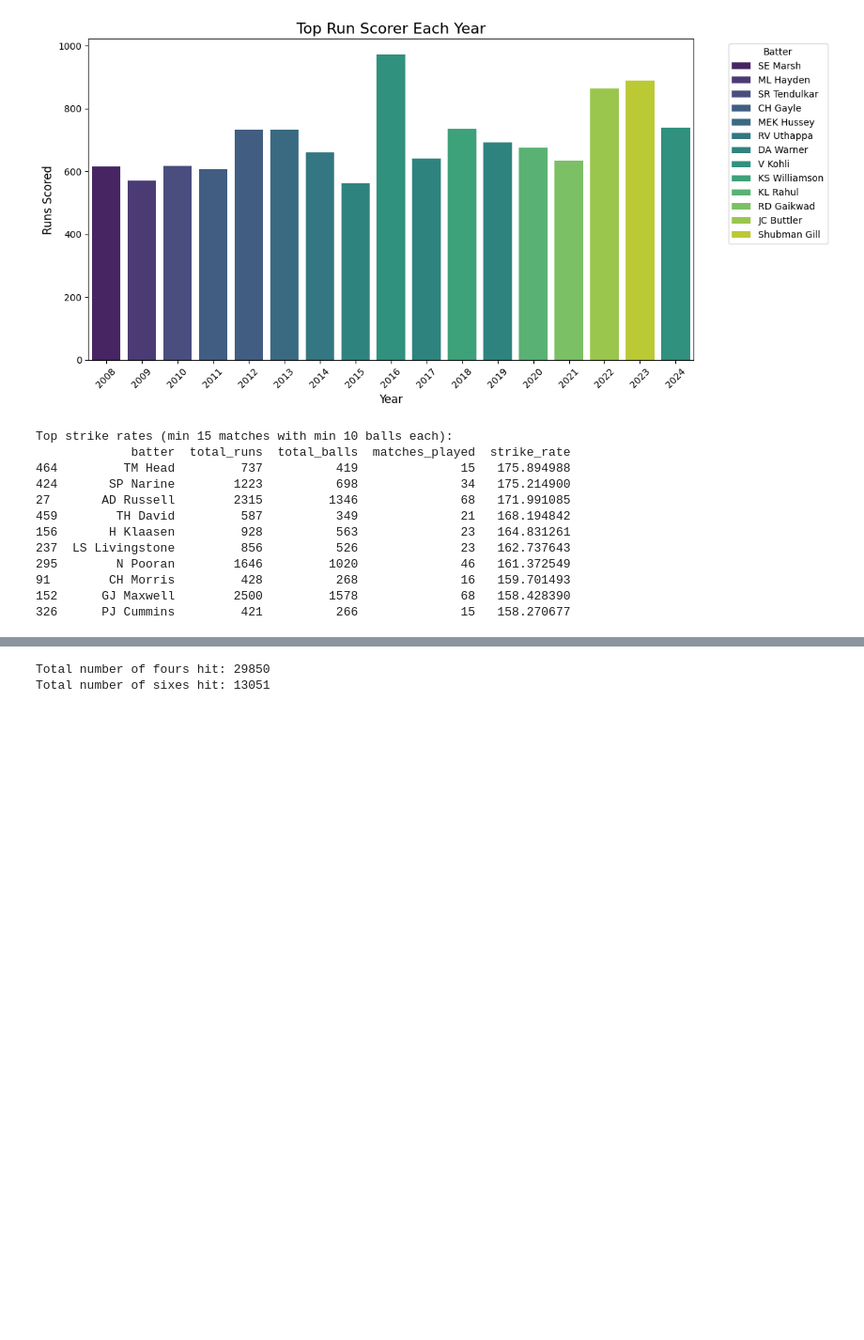
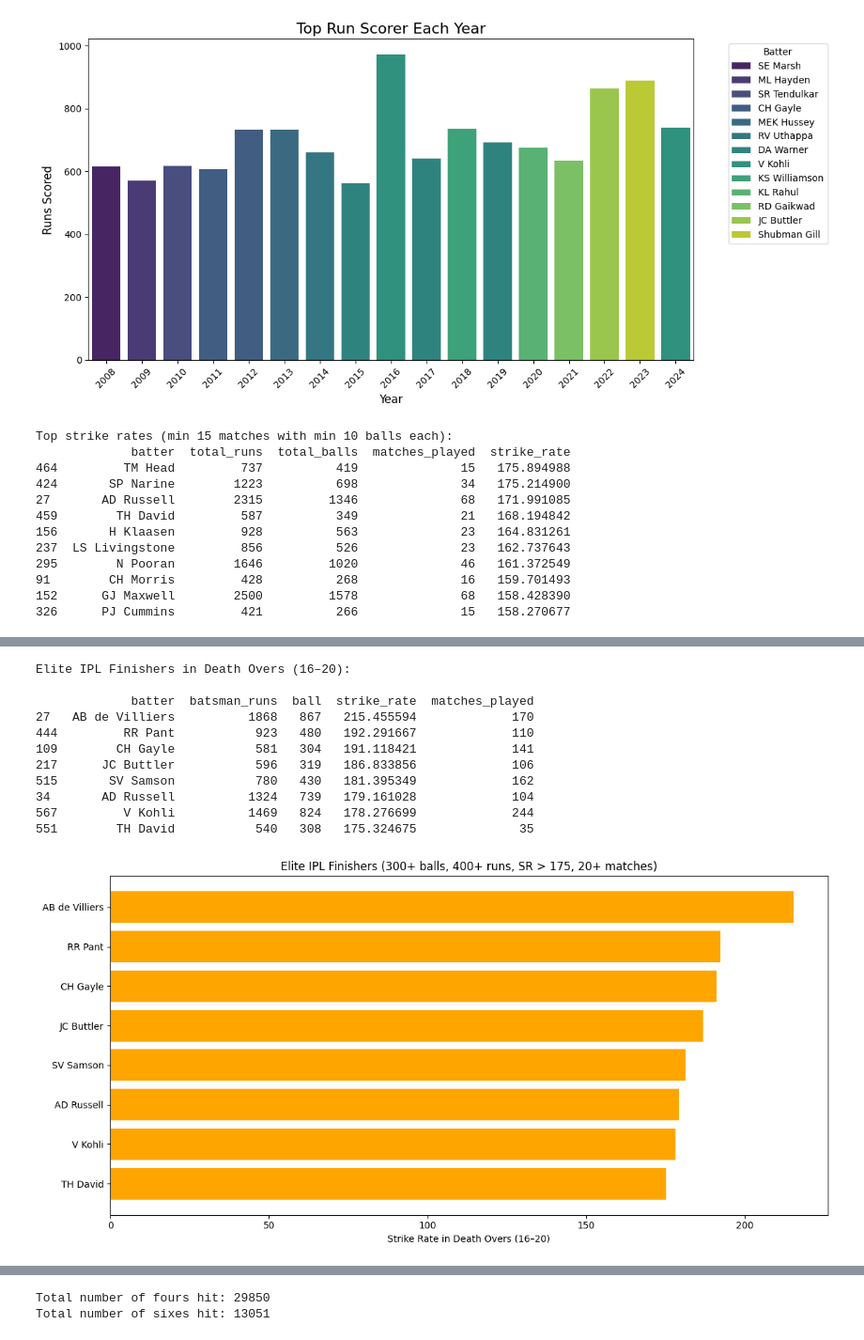
Before and after one commit to Parth-0804/DS_PROJEKT_AIM, a Jupyter notebook: 01_data/GR04_ipynb_Hiregoudar1_Ravaliya2_GoblipurBhanuprakashNag3.ipynb, the cells around one changed output, grey strips where cells are left out. Shown at 94% size. Drawn from its saved outputs; the diff is of its cells as text; code cells hidden in the pictures; blank space fills up the shorter version.

```diff
--- a/01_data/GR04_ipynb_Hiregoudar1_Ravaliya2_GoblipurBhanuprakashNag3.ipynb
+++ b/01_data/GR04_ipynb_Hiregoudar1_Ravaliya2_GoblipurBhanuprakashNag3.ipynb
@@ -323,0 +367,56 @@ Top strike rates (min 15 matches with min 10 balls each):
+# %%
+# Best IPL finishers in death overs (16–20) with specific criteria
+
+# Step 1: Calculate number of matches played by each batter
+batter_matches = deliveries.groupby('batter')['match_id'].nunique().reset_index(name='matches_played')
+
+# Step 2: Filter deliveries for death overs (overs 16 to 20)
+death_overs = deliveries[deliveries['over'] >= 15]
+
+# Step 3: Aggregate batsman runs and balls faced
+death_stats = death_overs.groupby('batter').agg({
+    'batsman_runs': 'sum',
+    'ball': 'count'
+}).reset_index()
+
+# Step 4: Calculate strike rate
+death_stats['strike_rate'] = (death_stats['batsman_runs'] / death_stats['ball']) * 100
+
+# Step 5: Merge with match count info
+death_stats = pd.merge(death_stats, batter_matches, on='batter', how='left')
+
+# Step 6: Apply filters
+elite_finishers = death_stats[
+    (death_stats['ball'] >= 300) &
+    (death_stats['strike_rate'] > 175) &
+    (death_stats['batsman_runs'] > 400) &
+    (death_stats['matches_played'] > 20)
+]
+
+# Step 7: Sort by strike rate
+elite_finishers_sorted = elite_finishers.sort_values('strike_rate', ascending=False)
+
+# Step 8: Display results
+print("Elite IPL Finishers in Death Overs (16–20):\n")
+print(elite_finishers_sorted[['batter', 'batsman_runs', 'ball', 'strike_rate', 'matches_played']])
+
+plt.figure(figsize=(12, 6))
+plt.barh(elite_finishers_sorted['batter'], elite_finishers_sorted['strike_rate'], color='orange')
+plt.xlabel('Strike Rate in Death Overs (16–20)')
+plt.title('Elite IPL Finishers (300+ balls, 400+ runs, SR > 175, 20+ matches)')
+plt.gca().invert_yaxis()
+plt.tight_layout()
+plt.show()
+# %% [output]
+Elite IPL Finishers in Death Overs (16–20):
+
+             batter  batsman_runs  ball  strike_rate  matches_played
+27   AB de Villiers          1868   867   215.455594             170
+444         RR Pant           923   480   192.291667             110
+109        CH Gayle           581   304   191.118421             141
+217      JC Buttler           596   319   186.833856             106
+515       SV Samson           780   430   181.395349             162
+34       AD Russell          1324   739   179.161028             104
+567         V Kohli          1469   824   178.276699             244
+551        TH David           540   308   175.324675              35
+[figure, added]
```
Also changed, not shown: parts of 10 cells of this notebook.
